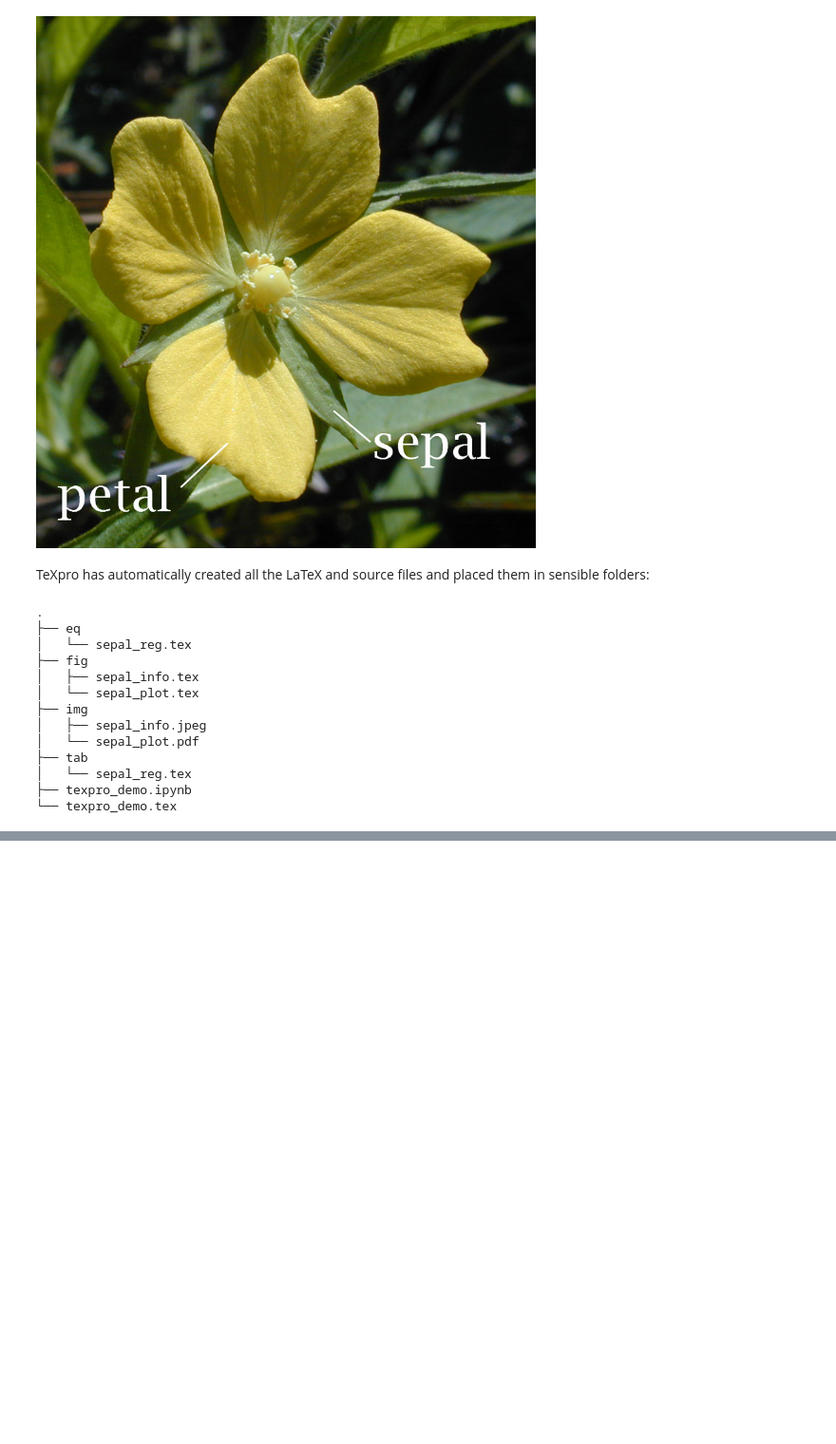
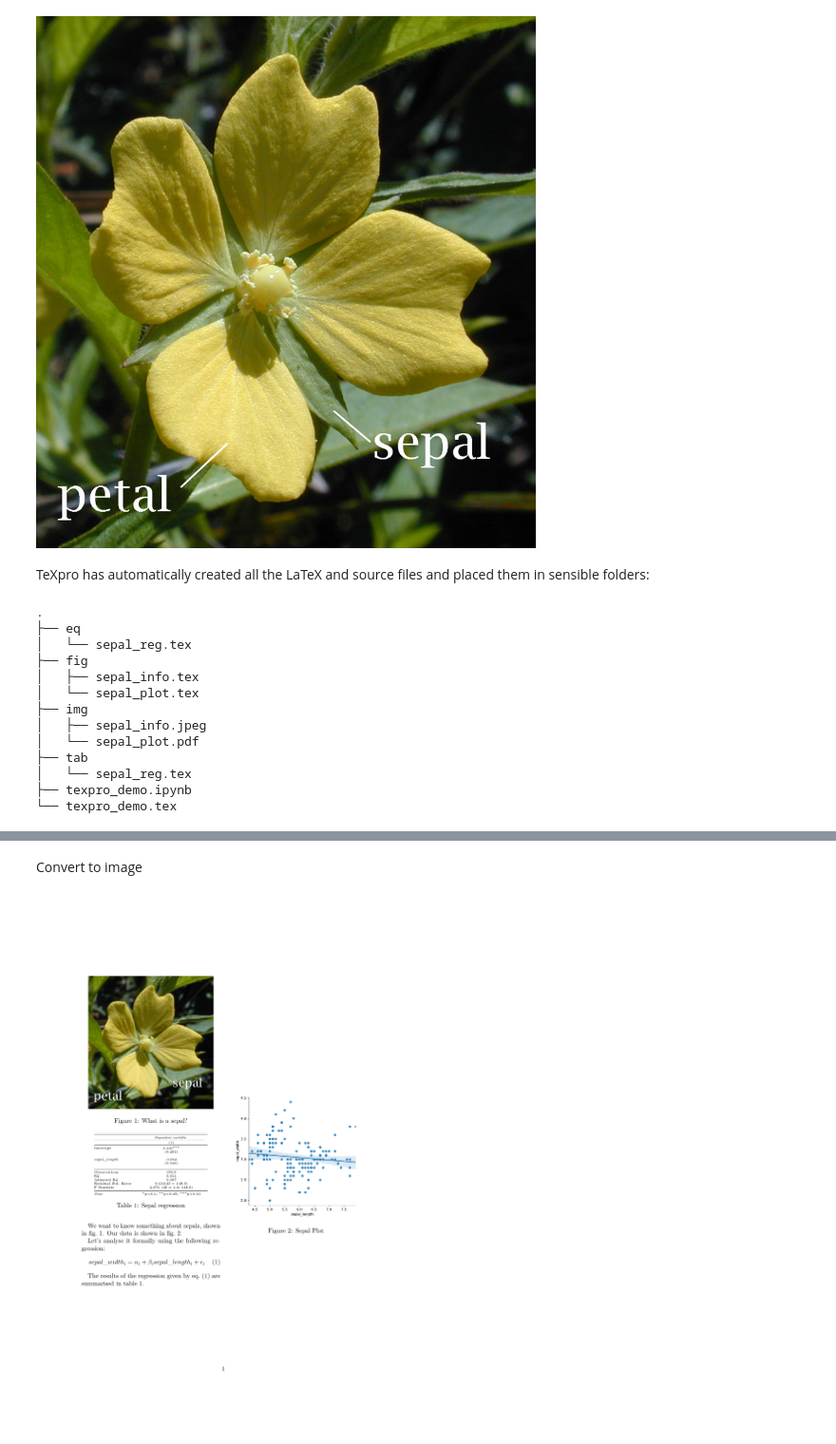
Before and after one commit to csemken/texpro, a Jupyter notebook: example/texpro_demo.ipynb, the cells around one changed output, grey strips where cells are left out. Shown at 95% size. Saved outputs shown, nothing was run; the diff lists cells and outputs as text; code cells hidden in the pictures; blank space fills up the shorter version.

Commit message:
build demo in notebook

```diff
--- a/example/texpro_demo.ipynb
+++ b/example/texpro_demo.ipynb
@@ -73,0 +118,10 @@ print(tp.config.file_tree)
+# %% [markdown]
+Convert to image
+# %%
+from pdf2image import convert_from_path
+img = convert_from_path(Path('.tex-build/texpro_demo.pdf'))[0]
+import io
+img.save('texpro_demo.png')
+tp.Image('texpro_demo', extension='png', folder='.')
+# %% [output]
+[figure, added]
```
Also changed, not shown: parts of 4 cells of this notebook, 1 other file.
